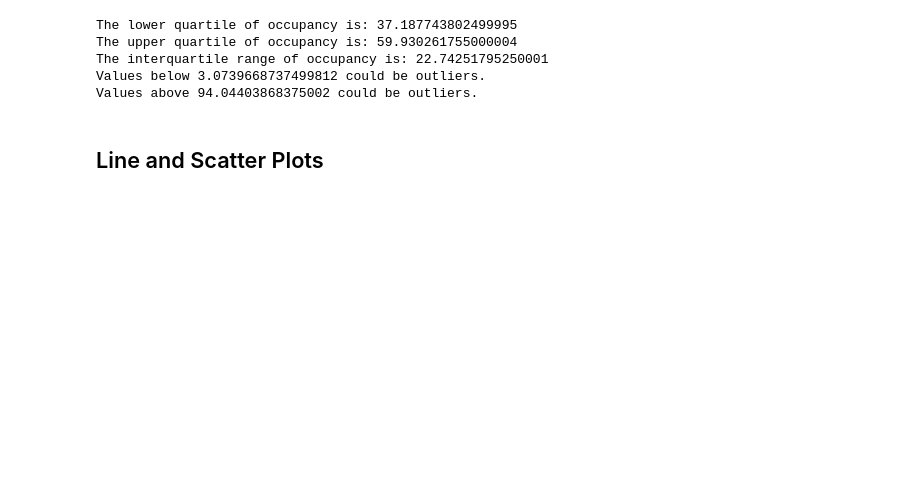
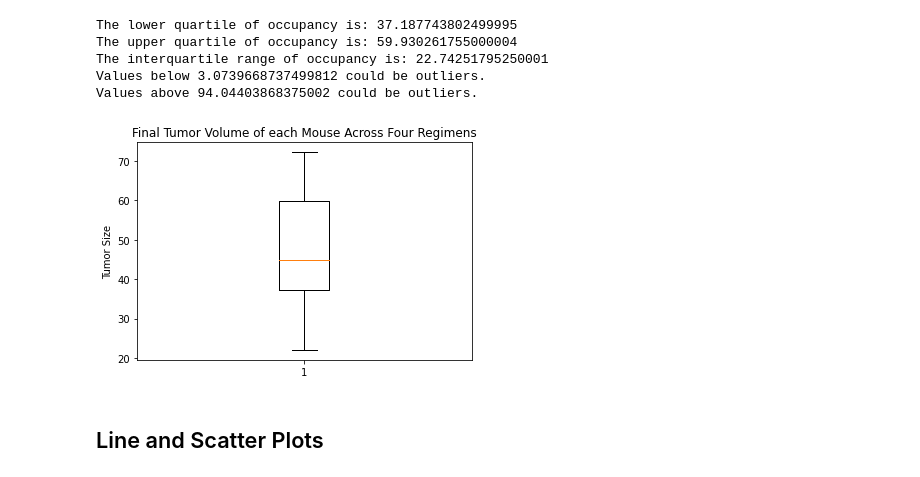
Before and after one commit to theesacker/Matplotlib-Challenge, a Jupyter notebook: pymaceuticals_starter.ipynb, the cells around one changed output. Drawn from its saved outputs; the diff is of its cells as text; code cells hidden in the pictures; blank space fills up the shorter version.

```diff
--- a/pymaceuticals_starter.ipynb
+++ b/pymaceuticals_starter.ipynb
@@ -352,6 +354,18 @@ Values above 94.04403868375002 could be outliers.
     # add subset
 # %%
 # Generate a box plot of the final tumor volume of each mouse across four regimens of interest
+four_regimens_df = mice_merged_df.groupby(["Drug Regimen","Mouse ID"])["Tumor Volume (mm3)"].max()
+# four_regimens_df= pd.DataFrame(four_regimens_df)
+four_regimens_df
+
+
+fig1, ax1 = plt.subplots()
+ax1.set_title("Final Tumor Volume of each Mouse Across Four Regimens")
+ax1.set_ylabel("Tumor Size")
+ax1.boxplot(four_regimens_df)
+plt.show()
+# %% [output]
+[figure, added]
 # %% [markdown]
 ## Line and Scatter Plots
 # %%
```
Also changed, not shown: parts of 6 cells of this notebook.
